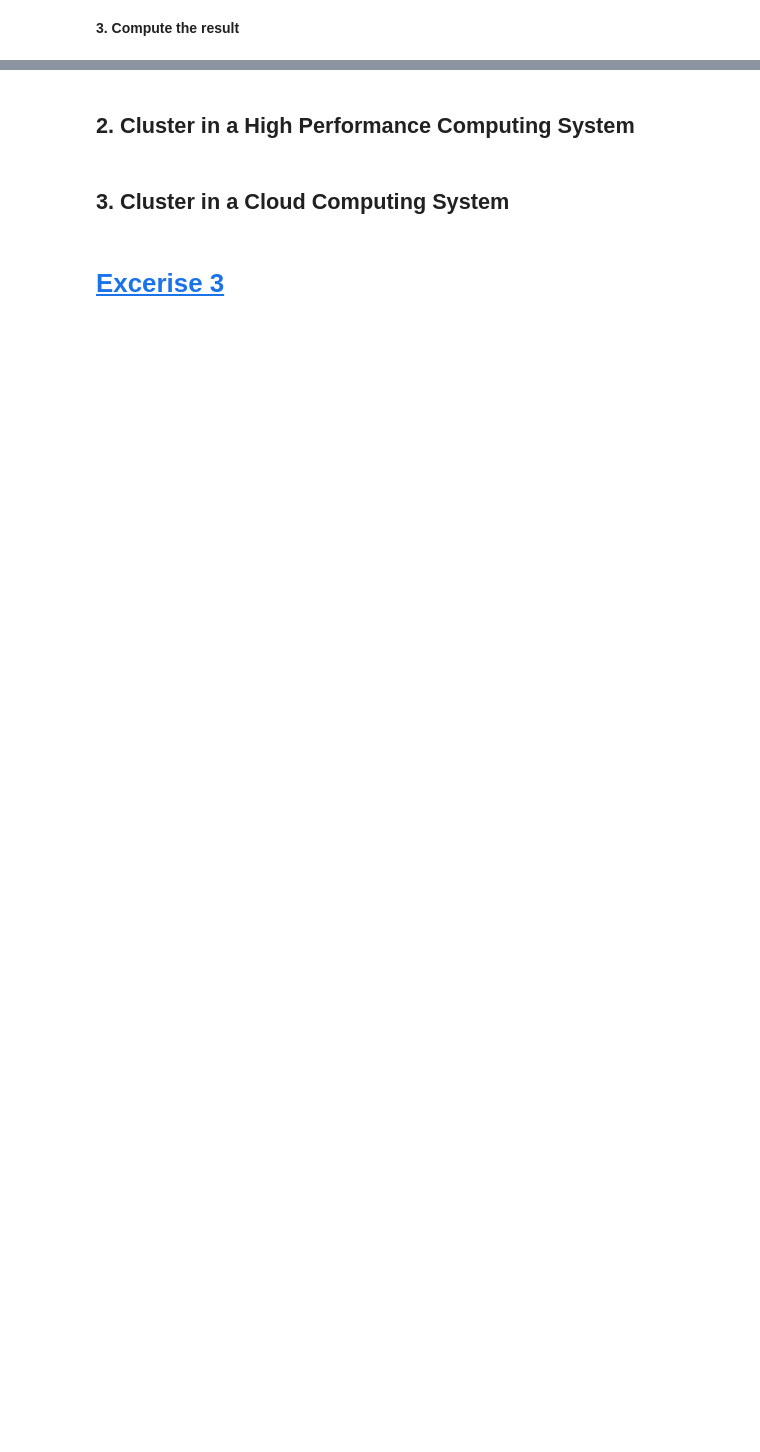
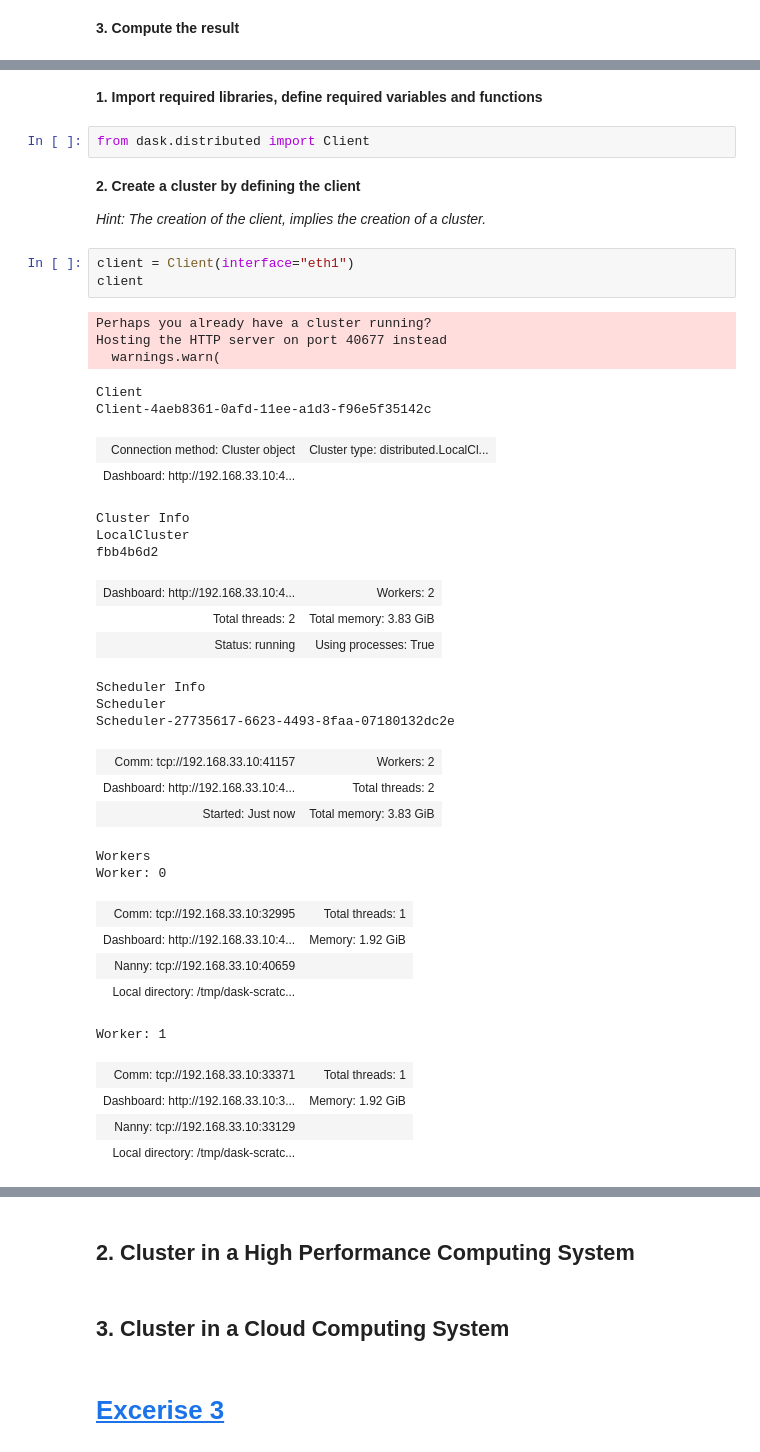
Before and after one commit to DonAurelio/dask-tutorial-hpc, a Jupyter notebook: 3.Scalability.ipynb, the cells around one changed output, grey strips where cells are left out. Cells and saved outputs as stored; diff of their text form; blank space fills up the shorter version.

```diff
--- a/3.Scalability.ipynb
+++ b/3.Scalability.ipynb
@@ -57,0 +100,42 @@ x.compute() # This uses Dask default local cluster
+# %% [markdown]
+__1. Import required libraries, define required variables and functions__
+# %%
+from dask.distributed import Client
+# %% [markdown]
+__2. Create a cluster by defining the client__
+
+_Hint: The creation of the client, implies the creation of a cluster._
+# %%
+client = Client(interface="eth1")
+client
+# %% [output]
+Perhaps you already have a cluster running?
+Hosting the HTTP server on port 40677 instead
+  warnings.warn(
+Client
+Client-4aeb8361-0afd-11ee-a1d3-f96e5f35142c
+| Connection method: Cluster object | Cluster type: distributed.LocalCl... |
+| Dashboard: http://192.168.33.10:4... |  |
+Cluster Info
+LocalCluster
+fbb4b6d2
+| Dashboard: http://192.168.33.10:4... | Workers: 2 |
+| Total threads: 2 | Total memory: 3.83 GiB |
+| Status: running | Using processes: True |
+Scheduler Info
+Scheduler
+Scheduler-27735617-6623-4493-8faa-07180132dc2e
+| Comm: tcp://192.168.33.10:41157 | Workers: 2 |
+| Dashboard: http://192.168.33.10:4... | Total threads: 2 |
+| Started: Just now | Total memory: 3.83 GiB |
+Workers
+Worker: 0
+| Comm: tcp://192.168.33.10:32995 | Total threads: 1 |
+| Dashboard: http://192.168.33.10:4... | Memory: 1.92 GiB |
+| Nanny: tcp://192.168.33.10:40659 |  |
+| Local directory: /tmp/dask-scratc... |  |
+Worker: 1
+| Comm: tcp://192.168.33.10:33371 | Total threads: 1 |
+| Dashboard: http://192.168.33.10:3... | Memory: 1.92 GiB |
+| Nanny: tcp://192.168.33.10:33129 |  |
+| Local directory: /tmp/dask-scratc... |  |
```
Also changed, not shown: parts of 12 cells of this notebook, 2 other files.
